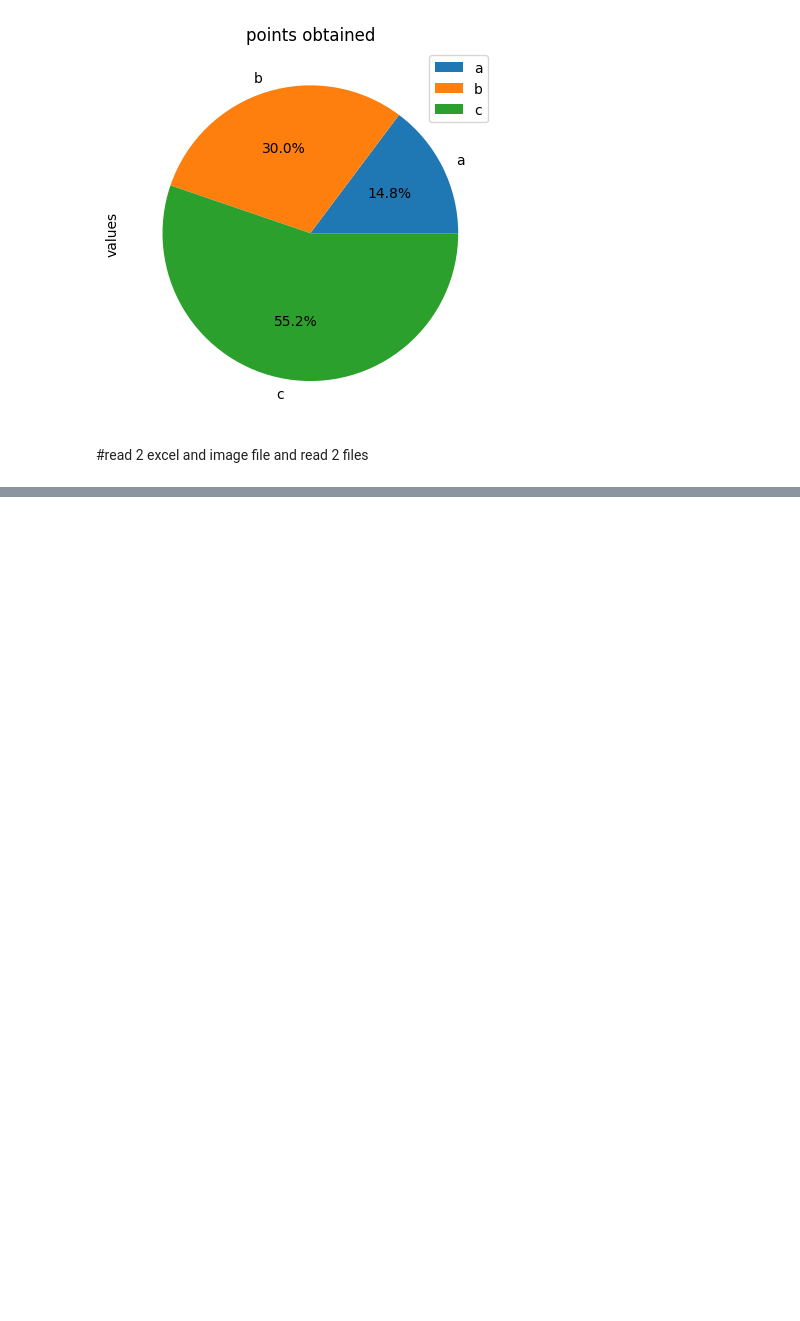
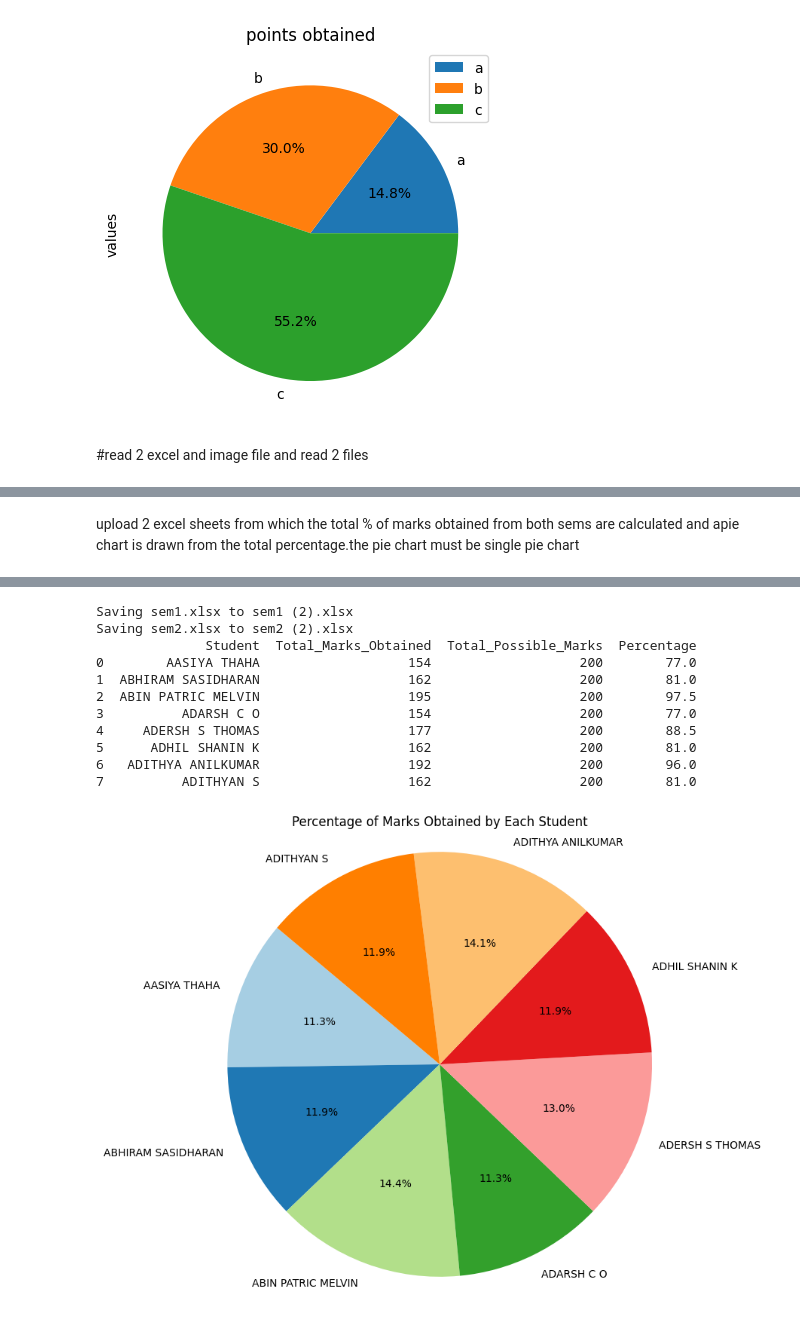
Before and after one commit to NeerajaJayanthy/Data-Visualisation-using-python, a Jupyter notebook: module_1.ipynb, the cells around one changed output, grey strips where cells are left out. Cells and saved outputs as stored; diff of their text form; code cells hidden in the pictures; blank space fills up the shorter version.

```diff
--- a/module_1.ipynb
+++ b/module_1.ipynb
@@ -155,0 +164,41 @@ rollno
+# %% [markdown]
+upload 2 excel sheets from which the total % of marks obtained from both sems are calculated and apie chart is  drawn from the total percentage.the pie chart must be  single pie chart
+# %%
+!pip install openpyxl pandas matplotlib
+import pandas as pd
+import io
+from PIL import Image
+import matplotlib.pyplot as plt
+from google.colab import files
+
+# Uploading files
+uploaded = files.upload()
+# Read the first Excel file for semester 1
+df_sem1 = pd.read_excel(io.BytesIO(uploaded[list(uploaded.keys())[0]]))
+
+# Read the second Excel file for semester 2
+df_sem2 = pd.read_excel(io.BytesIO(uploaded[list(uploaded.keys())[1]]))
+# Merge the two semester dataframes based on 'Student' column
+df_combined = pd.merge(df_sem1, df_sem2, on='Student', suffixes=('_Sem1', '_Sem2'))
+
+# Calculate total marks obtained and total marks possible for each student
+df_combined['Total_Marks_Obtained'] = df_combined['Marks_Obtained_Sem1'] + df_combined['Marks_Obtained_Sem2']
+df_combined['Total_Possible_Marks'] = df_combined['Total_Marks_Sem1'] + df_combined['Total_Marks_Sem2']
+
+# Calculate the percentage for each student
+df_combined['Percentage'] = (df_combined['Total_Marks_Obtained'] / df_combined['Total_Possible_Marks']) * 100
+
+print(df_combined[['Student', 'Total_Marks_Obtained', 'Total_Possible_Marks', 'Percentage']])
+
+# Plotting the pie chart of total marks obtained by each student
+labels = df_combined['Student']  # Labels are the names of the students
+sizes = df_combined['Total_Marks_Obtained']  # The sizes of the pie are the total marks obtained by each student
+
+# Create the pie chart
+plt.figure(figsize=(8, 8))
+plt.pie(sizes, labels=labels, autopct='%1.1f%%', startangle=140, colors=plt.cm.Paired.colors)
+
+plt.axis('equal')  # Equal aspect ratio ensures that pie is drawn as a circle.
+plt.title("Percentage of Marks Obtained by Each Student")
+plt.show()
+# %% [output]
@@ -155,0 +222,12 @@ rollno
+Saving sem1.xlsx to sem1 (2).xlsx
+Saving sem2.xlsx to sem2 (2).xlsx
+              Student  Total_Marks_Obtained  Total_Possible_Marks  Percentage
+0        AASIYA THAHA                   154                   200        77.0
+1  ABHIRAM SASIDHARAN                   162                   200        81.0
+2  ABIN PATRIC MELVIN                   195                   200        97.5
+3          ADARSH C O                   154                   200        77.0
+4     ADERSH S THOMAS                   177                   200        88.5
+5      ADHIL SHANIN K                   162                   200        81.0
+6   ADITHYA ANILKUMAR                   192                   200        96.0
+7          ADITHYAN S                   162                   200        81.0
+[figure, added]
```
Also changed, not shown: parts of 3 cells of this notebook.
